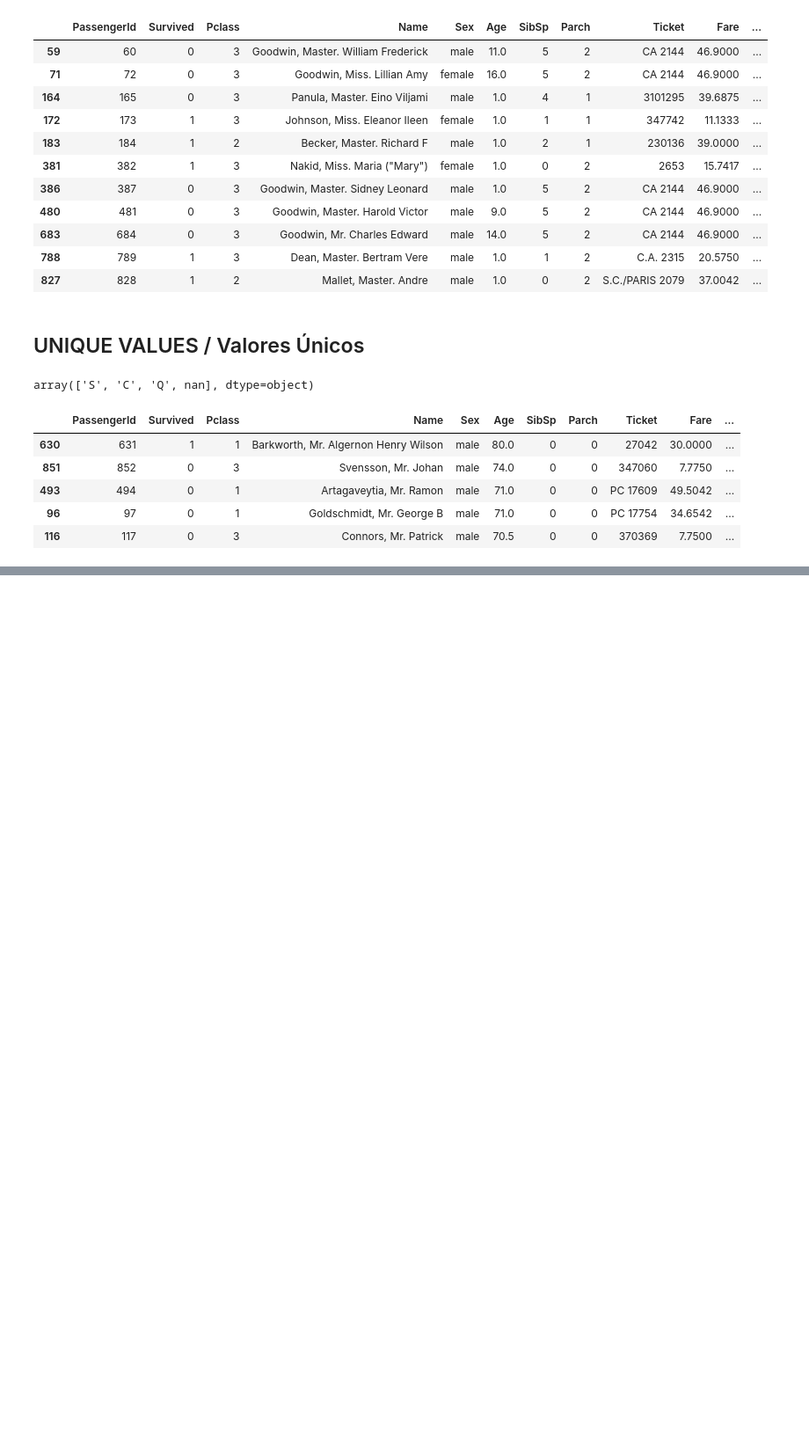
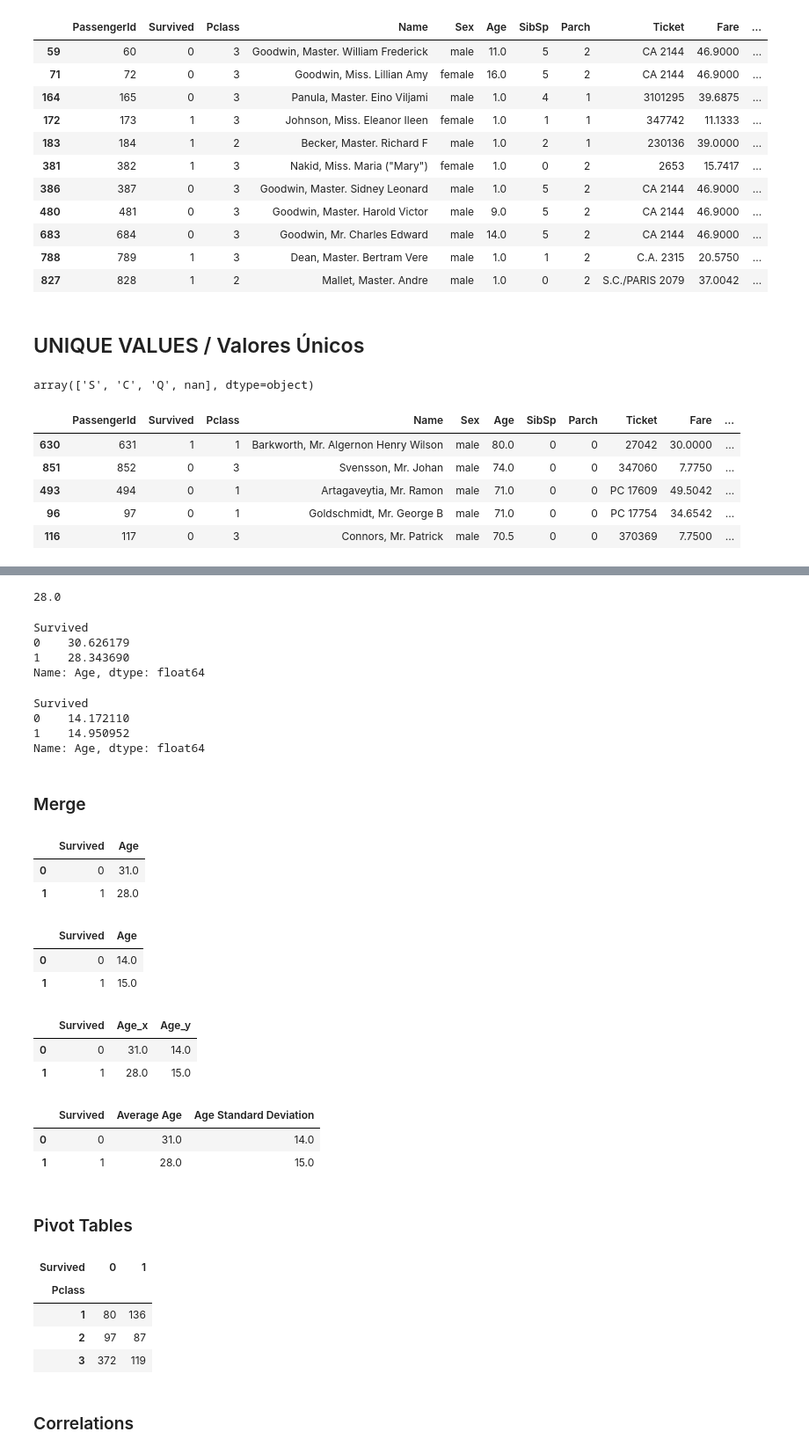
Before and after one commit to darklatiz/MathematicsForML, a Jupyter notebook: intro/udemy/machine/learning/pandas_intro.ipynb, the cells around one changed output, grey strips where cells are left out. Shown at 88% size. Cells and saved outputs as stored; diff of their text form; code cells hidden in the pictures; blank space fills up the shorter version.

```diff
--- a/intro/udemy/machine/learning/pandas_intro.ipynb
+++ b/intro/udemy/machine/learning/pandas_intro.ipynb
@@ -217,0 +256,22 @@ df.sort_values('Age', ascending = False).head()
+# %%
+df['Age'].median()
+# %% [output]
+28.0
+# %%
+mean_age_by_survived = df.groupby('Survived')['Age'].mean()
+mean_age_by_survived
+# %% [output]
+Survived
+0    30.626179
+1    28.343690
+Name: Age, dtype: float64
+# %%
+std_age_by_survived = df.groupby('Survived')['Age'].std()
+std_age_by_survived
+# %% [output]
+Survived
+0    14.172110
+1    14.950952
+Name: Age, dtype: float64
+# %% [markdown]
+### Merge
@@ -217,0 +281,12 @@ df.sort_values('Age', ascending = False).head()
+# %%
+df1
+# %% [output]
+|  | Survived | Age |
+| 0 | 0 | 31.0 |
+| 1 | 1 | 28.0 |
+# %%
+df2
+# %% [output]
+|  | Survived | Age |
+| 0 | 0 | 14.0 |
+| 1 | 1 | 15.0 |
@@ -217,0 +295,6 @@ df.sort_values('Age', ascending = False).head()
+# %%
+df3
+# %% [output]
+|  | Survived | Age_x | Age_y |
+| 0 | 0 | 31.0 | 14.0 |
+| 1 | 1 | 28.0 | 15.0 |
@@ -217,0 +303,21 @@ df.sort_values('Age', ascending = False).head()
+# %%
+df3
+# %% [output]
+|  | Survived | Average Age | Age Standard Deviation |
+| 0 | 0 | 31.0 | 14.0 |
+| 1 | 1 | 28.0 | 15.0 |
+# %% [markdown]
+### Pivot Tables
+# %%
+df.pivot_table(index='Pclass',
+               columns='Survived',
+               values='PassengerId',
+               aggfunc='count')
+# %% [output]
+| Survived | 0 | 1 |
+| Pclass |  |  |
+| 1 | 80 | 136 |
+| 2 | 97 | 87 |
+| 3 | 372 | 119 |
+# %% [markdown]
+### Correlations
```
Also changed, not shown: parts of 15 cells of this notebook, 2 other files.
